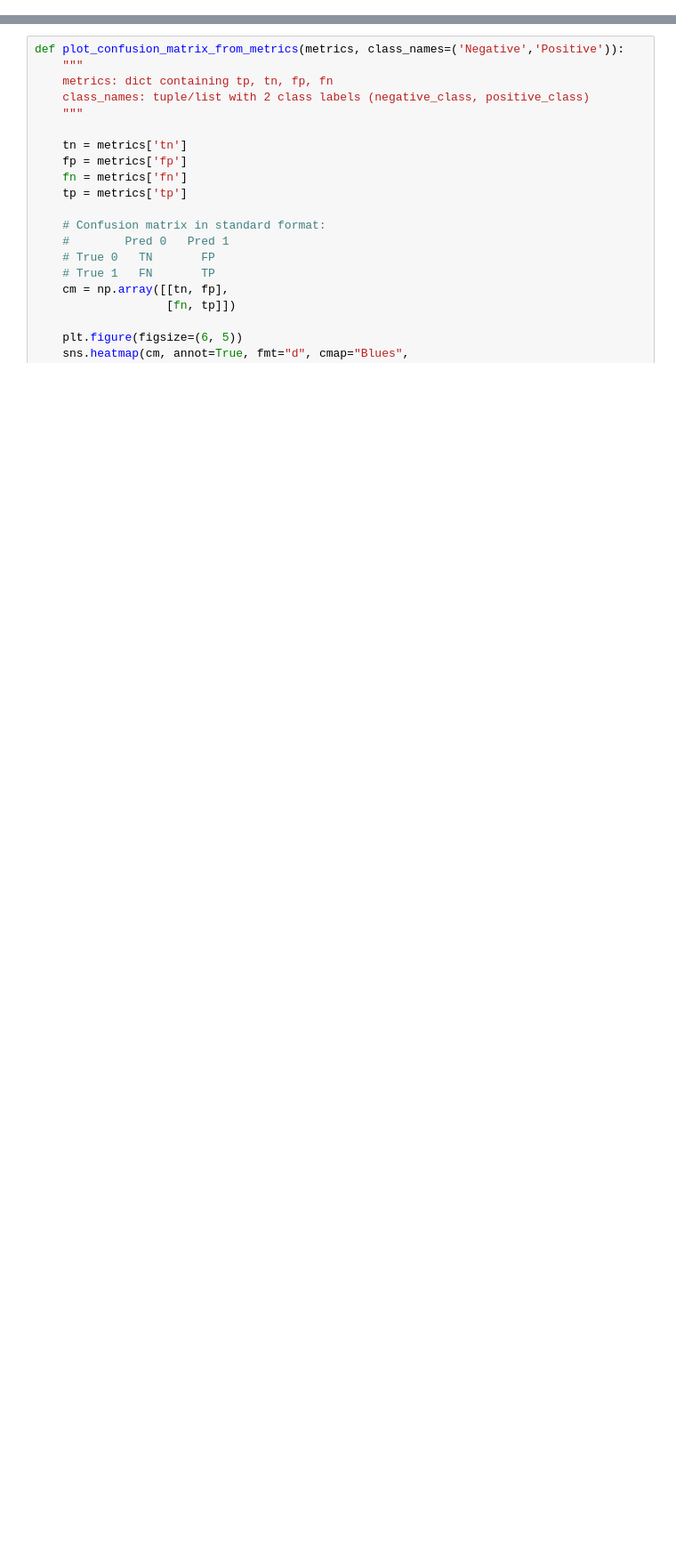
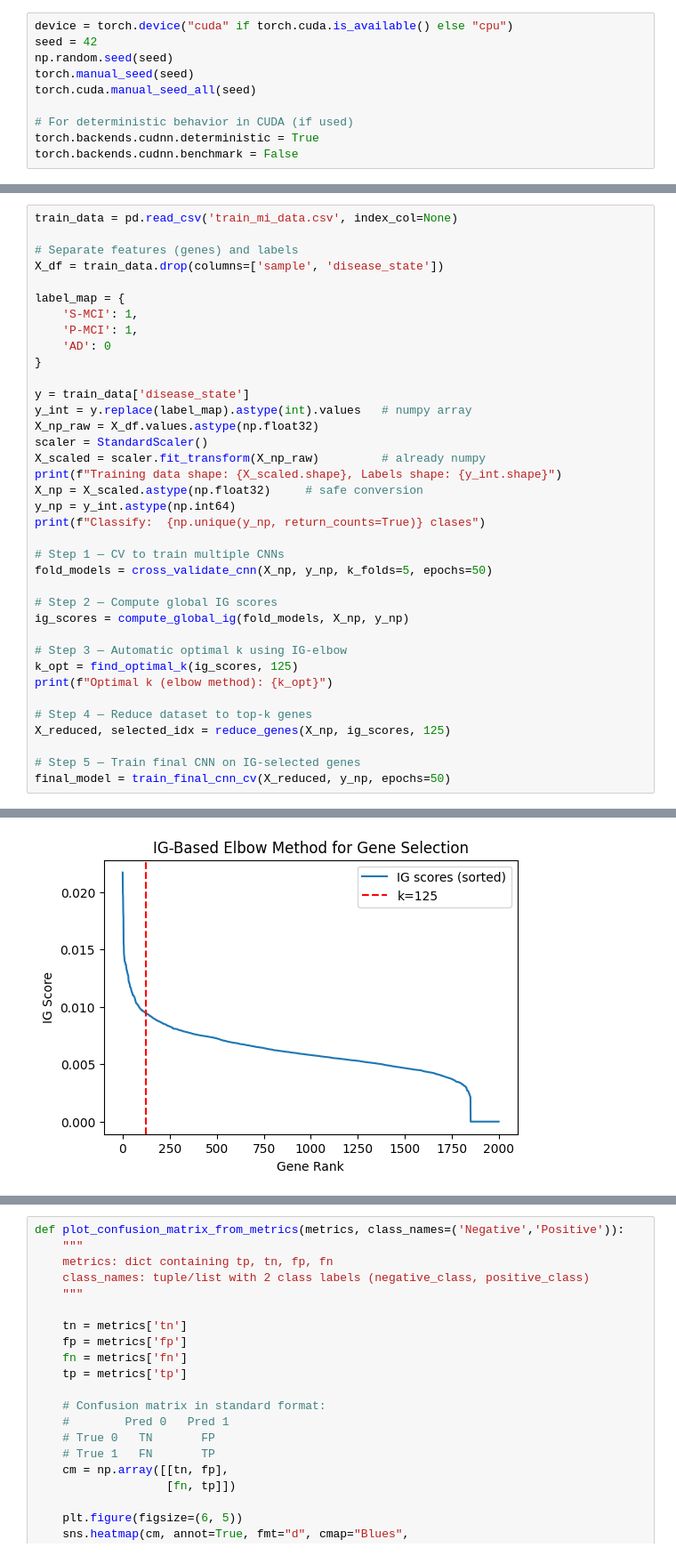
Before and after one commit to Kitiyaparnnn/MCI-AD, a Jupyter notebook: cnn_classifications.ipynb, the cells around one changed output, grey strips where cells are left out. Shown at 89% size. Saved outputs shown, nothing was run; the diff lists cells and outputs as text; blank space fills up the shorter version.

Commit message:
updated feature selection with  MI, added 2-task models with optimal gene set

```diff
--- a/cnn_classifications.ipynb
+++ b/cnn_classifications.ipynb
@@ -17,0 +15,10 @@ import matplotlib.pyplot as plt
+# %%
+device = torch.device("cuda" if torch.cuda.is_available() else "cpu")
+seed = 42
+np.random.seed(seed)
+torch.manual_seed(seed)
+torch.cuda.manual_seed_all(seed)
+
+# For deterministic behavior in CUDA (if used)
+torch.backends.cudnn.deterministic = True
+torch.backends.cudnn.benchmark = False
@@ -17,0 +252,38 @@ import matplotlib.pyplot as plt
+# %%
+train_data = pd.read_csv('train_mi_data.csv', index_col=None)
+
+# Separate features (genes) and labels
+X_df = train_data.drop(columns=['sample', 'disease_state'])
+
+label_map = {
+    'S-MCI': 1,
+    'P-MCI': 1,
+    'AD': 0
+}
+
+y = train_data['disease_state']
+y_int = y.replace(label_map).astype(int).values   # numpy array
+X_np_raw = X_df.values.astype(np.float32)
+scaler = StandardScaler()
+X_scaled = scaler.fit_transform(X_np_raw)         # already numpy
+print(f"Training data shape: {X_scaled.shape}, Labels shape: {y_int.shape}")
+X_np = X_scaled.astype(np.float32)     # safe conversion
+y_np = y_int.astype(np.int64)
+print(f"Classify:  {np.unique(y_np, return_counts=True)} clases")
+
+# Step 1 — CV to train multiple CNNs
+fold_models = cross_validate_cnn(X_np, y_np, k_folds=5, epochs=50)
+
+# Step 2 — Compute global IG scores
+ig_scores = compute_global_ig(fold_models, X_np, y_np)
+
+# Step 3 — Automatic optimal k using IG-elbow
+k_opt = find_optimal_k(ig_scores, 125)
+print(f"Optimal k (elbow method): {k_opt}")
+
+# Step 4 — Reduce dataset to top-k genes
+X_reduced, selected_idx = reduce_genes(X_np, ig_scores, 125)
+
+# Step 5 — Train final CNN on IG-selected genes
+final_model = train_final_cnn_cv(X_reduced, y_np, epochs=50)
+# %% [output]
@@ -17,0 +301 @@ import matplotlib.pyplot as plt
+[figure, added]
```
Also changed, not shown: parts of 24 cells of this notebook, 11 other files.
